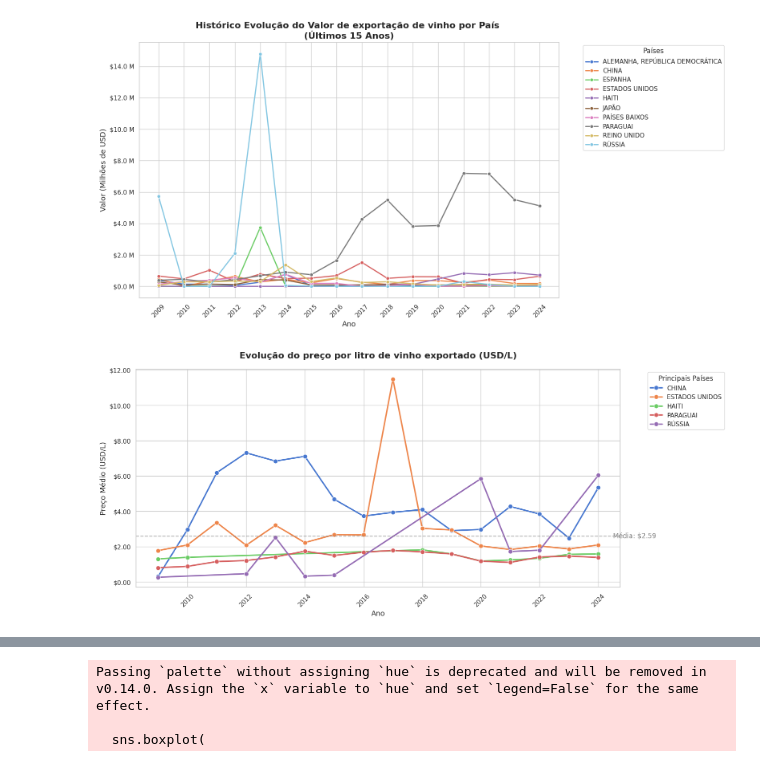
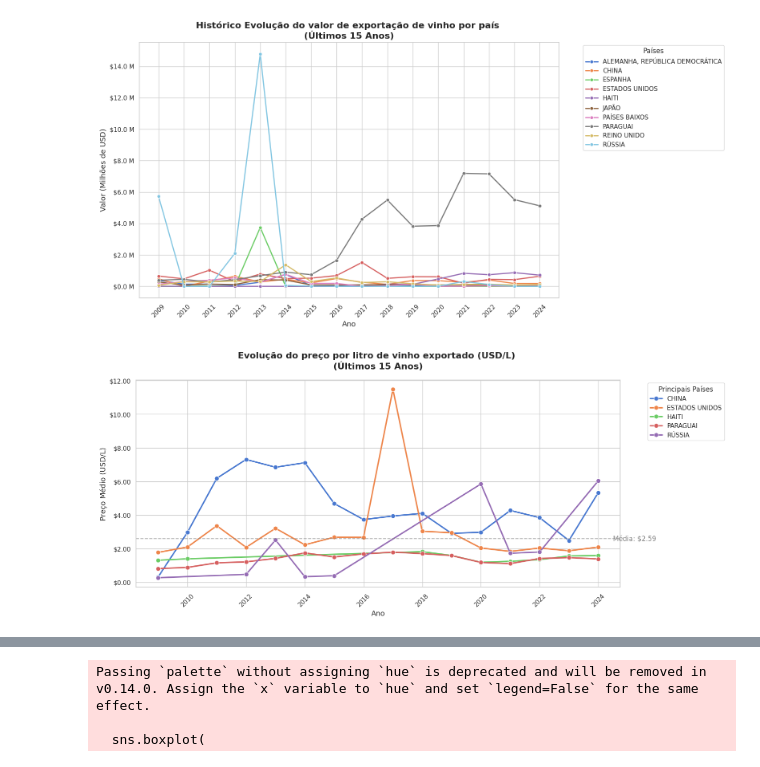
Before and after one commit to Maradonas/FIAP-TECH-CHALLENGER-1, a Jupyter notebook: Exportacao.ipynb, the cells around one changed output, grey strips where cells are left out. Cells and saved outputs as stored; diff of their text form; code cells hidden in the pictures.

```diff
--- a/Exportacao.ipynb
+++ b/Exportacao.ipynb
@@ -348,39 +348,39 @@ ax = sns.lineplot(
 )
 
 # Personalizações
-plt.title('Evolução do preço por litro de vinho exportado (USD/L)',
+plt.title('Evolução do preço por litro de vinho exportado (USD/L) \n(Últimos 15 Anos)',
           fontsize=16, pad=20, weight='bold')
 plt.xlabel('Ano', fontsize=13)
 plt.ylabel('Preço Médio (USD/L)', fontsize=13)
 plt.xticks(rotation=45)
 
 # Formatar eixo Y para mostrar 2 decimais
 ax.yaxis.set_major_formatter(mtick.FuncFormatter(lambda x, _: f'${x:.2f}'))
 
 # Linha de média global
 media_global = df_preco_top['Preco_por_Litro'].mean()
 plt.axhline(media_global, color='gray', linestyle='--', alpha=0.6)
 
 plt.text(
     x=df_preco_top['Ano'].max() + pd.DateOffset(months=6),  # ou days=15, etc.
     y=media_global,
     s=f'Média: ${media_global:.2f}',
     va='center',
     ha='left',
     color='gray'
 )
 
 # Legenda
 plt.legend(
     title='Principais Países',
     bbox_to_anchor=(1.05, 1),
     loc='upper left'
 )
 
 plt.tight_layout()
 plt.show()
 # %% [output]
-[figure, old version]
+[figure, new version]
 # %%
 df_preco['Pais_Destino'] = 'Brasil'
 # %%
```
Also changed, not shown: parts of 5 cells of this notebook.
